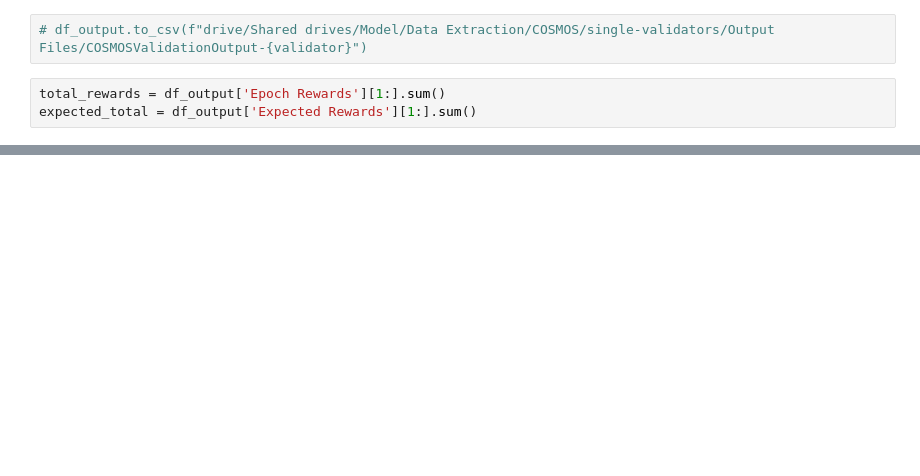
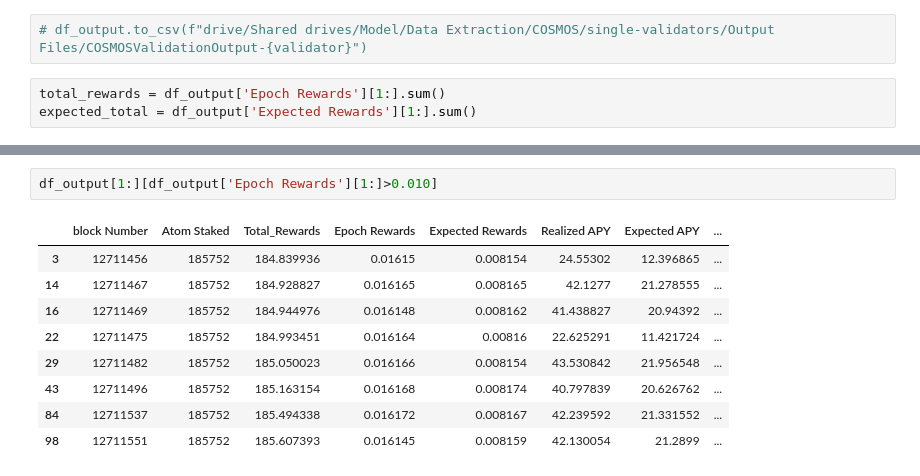
Before and after one commit to MakC-Ukr/cosmos-staking-data-extraction, a Jupyter notebook: single_validators/COSMOSValidation1.ipynb, the cells around one changed output, grey strips where cells are left out. Saved outputs shown, nothing was run; the diff lists cells and outputs as text; blank space fills up the shorter version.

```diff
--- a/single_validators/COSMOSValidation1.ipynb
+++ b/single_validators/COSMOSValidation1.ipynb
@@ -99,0 +189,12 @@ expected_total = df_output['Expected Rewards'][1:].sum()
+# %%
+df_output[1:][df_output['Epoch Rewards'][1:]>0.010]
+# %% [output]
+|  | block Number | Atom Staked | Total_Rewards | Epoch Rewards | Expected Rewards | Realized APY | Expected APY | ... |
+| 3 | 12711456 | 185752 | 184.839936 | 0.01615 | 0.008154 | 24.55302 | 12.396865 | ... |
+| 14 | 12711467 | 185752 | 184.928827 | 0.016165 | 0.008165 | 42.1277 | 21.278555 | ... |
+| 16 | 12711469 | 185752 | 184.944976 | 0.016148 | 0.008162 | 41.438827 | 20.94392 | ... |
+| 22 | 12711475 | 185752 | 184.993451 | 0.016164 | 0.00816 | 22.625291 | 11.421724 | ... |
+| 29 | 12711482 | 185752 | 185.050023 | 0.016166 | 0.008154 | 43.530842 | 21.956548 | ... |
+| 43 | 12711496 | 185752 | 185.163154 | 0.016168 | 0.008174 | 40.797839 | 20.626762 | ... |
+| 84 | 12711537 | 185752 | 185.494338 | 0.016172 | 0.008167 | 42.239592 | 21.331552 | ... |
+| 98 | 12711551 | 185752 | 185.607393 | 0.016145 | 0.008159 | 42.130054 | 21.2899 | ... |
```
Also changed, not shown: parts of 9 cells of this notebook, 11 other files.
